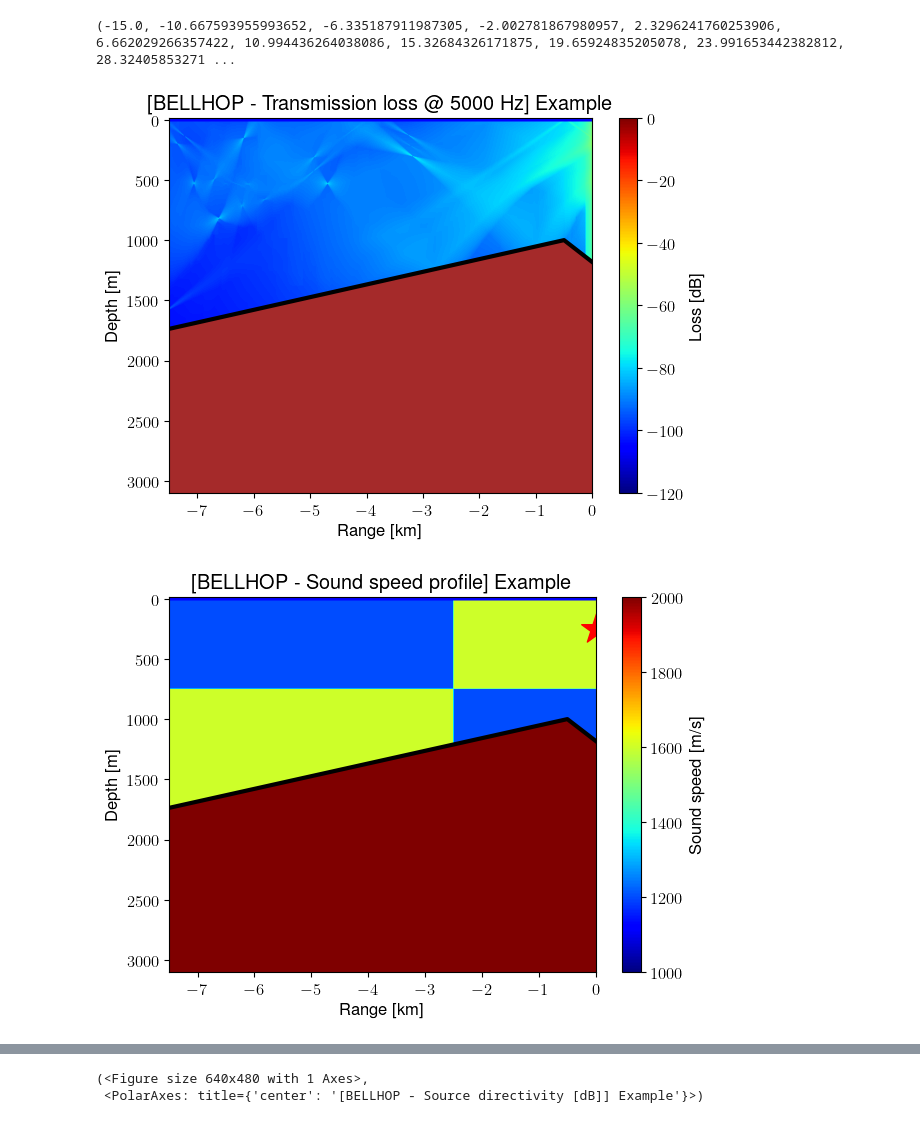
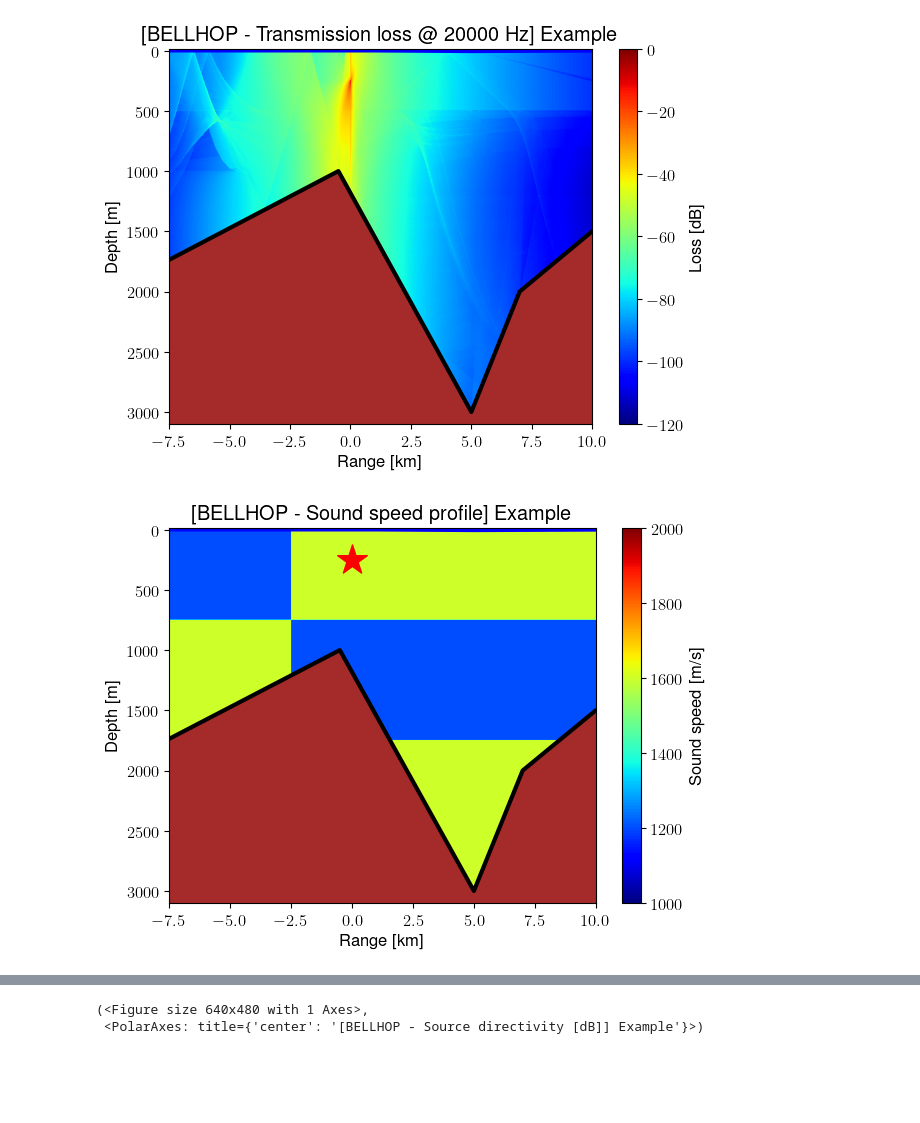
Before and after one commit to ErVuL/uAcoustics, a Jupyter notebook: python/BELLHOP.ipynb, the cells around one changed output, grey strips where cells are left out. Cells and saved outputs as stored; diff of their text form; code cells hidden in the pictures; blank space fills up the shorter version.

```diff
--- a/python/BELLHOP.ipynb
+++ b/python/BELLHOP.ipynb
@@ -2,10 +2,10 @@
 import arlpy.uwapm as pm
 import numpy as np
 
-x = np.linspace(-7500, 0, 1080)
+x = np.linspace(-7500,10000, 1080)
 z = np.linspace(-15, 3100,  720)
 
-tx_freq  = 5000
+tx_freq  = 20000
 tx_depth = 250
 tx_angle = np.linspace(-180, 180 , 10)
 tx_level = 10*np.sin(2*np.pi*16*tx_angle/360)+10*np.sin(2*np.pi*8*tx_angle/360)
@@ -69,35 +69,34 @@ env = pm.make_env2d(
         bot_boundary    = 'acousto-elastic',
         attn_unit       = 'dB/wavelength',
         bot_roughness   = 0.2,                                                 # m (rms)
         bot_density     = 2.75,                                                # g/cm3
         bot_PwaveSpeed  = 6000,                                                # m/s
         bot_SwaveSpeed  = 3500,                                                # m/s
         bot_PwaveAttn   = 0.02,                                                # dB/wavelength
         bot_SwaveAttn   = 0.02,                                                # dB/wavelength
         )
 
 BELLHOP = pm.BELLHOP(env)
 BELLHOP.compute_transmission_loss()
 
 BELLHOP.plot_transmission_loss()
 BELLHOP.plot_ssp(vmin=1000, vmax=2000)
 
-env['rx_range'] = 10000
-env['rx_depth'] = 20
+env['rx_range'] = -2000
+env['rx_depth'] = 250
 env = pm.make_env2d(**env)
 env = BELLHOP.set_env(env)
 
 BELLHOP.compute_arrivals()
 BELLHOP.compute_impulse_respsonse(fs=24000, nArrivals=100)
 BELLHOP.compute_eigen_rays()
 BELLHOP.compute_rays()
 
 BELLHOP.plot_arrivals(nArrivals=50)
 BELLHOP.plot_impulse_response(nArrivals=50)
 BELLHOP.plot_eigen_rays()
 BELLHOP.plot_rays(number=8)
 BELLHOP.plot_beam()
 # %% [output]
-(-15.0, -10.667593955993652, -6.335187911987305, -2.002781867980957, 2.3296241760253906, 6.662029266357422, 10.994436264038086, 15.32684326171875, 19.65924835205078, 23.991653442382812, 28.32405853271 ...
-[figure, old version]
+[figure, new version]
-[figure, old version]
+[figure, new version]
@@ -108,3 +107,3 @@ BELLHOP.plot_beam()
 [figure]
-(<Figure size 640x480 with 1 Axes>,
- <PolarAxes: title={'center': '[BELLHOP - Source directivity [dB]] Example'}>)
+(<Figure size 640x480 with 1 Axes>,
+ <PolarAxes: title={'center': '[BELLHOP - Source directivity [dB]] Example'}>)
```
Also changed, not shown: parts of 1 cell of this notebook, 3 other files.
